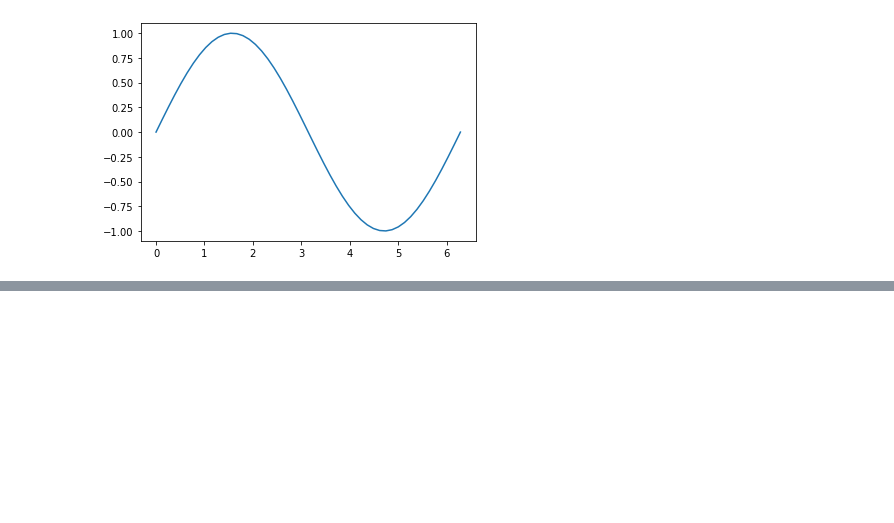
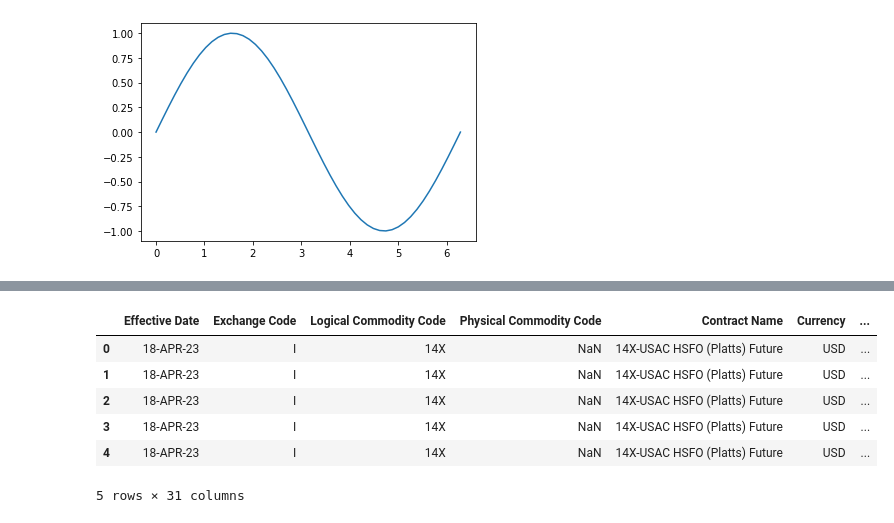
Before and after one commit to ow-gryphon/gryphon-analytics-basic, a Jupyter notebook: template/notebooks/[template] load_and_save_data.ipynb, the cells around one changed output, grey strips where cells are left out. Saved outputs shown, nothing was run; the diff lists cells and outputs as text; code cells hidden in the pictures; blank space fills up the shorter version.

```diff
--- a/template/notebooks/[template] load_and_save_data.ipynb
+++ b/template/notebooks/[template] load_and_save_data.ipynb
@@ -240,0 +342,12 @@ loaded_pickle['my_figure']
+# %%
+URL = 'https://www.theice.com/publicdocs/clear_europe/irmParameters/harmonized/ENERGY_MARGIN_SCANNING_20230426.CSV'
+read_table = pd.read_csv(URL, storage_options = {'User-Agent': 'Mozilla/5.0'})
+read_table.head()
+# %% [output]
+|  | Effective Date | Exchange Code | Logical Commodity Code | Physical Commodity Code | Contract Name | Currency | ... |
+| 0 | 18-APR-23 | I | 14X | NaN | 14X-USAC HSFO (Platts) Future | USD | ... |
+| 1 | 18-APR-23 | I | 14X | NaN | 14X-USAC HSFO (Platts) Future | USD | ... |
+| 2 | 18-APR-23 | I | 14X | NaN | 14X-USAC HSFO (Platts) Future | USD | ... |
+| 3 | 18-APR-23 | I | 14X | NaN | 14X-USAC HSFO (Platts) Future | USD | ... |
+| 4 | 18-APR-23 | I | 14X | NaN | 14X-USAC HSFO (Platts) Future | USD | ... |
+5 rows × 31 columns
```
Also changed, not shown: parts of 17 cells of this notebook, 47 other files.
